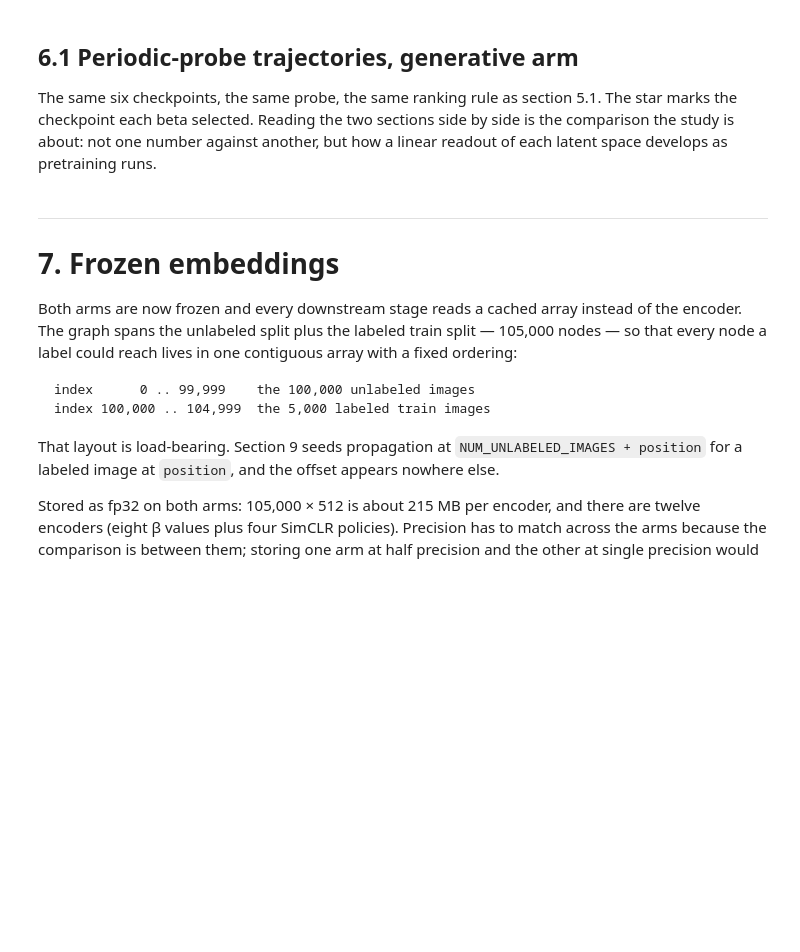
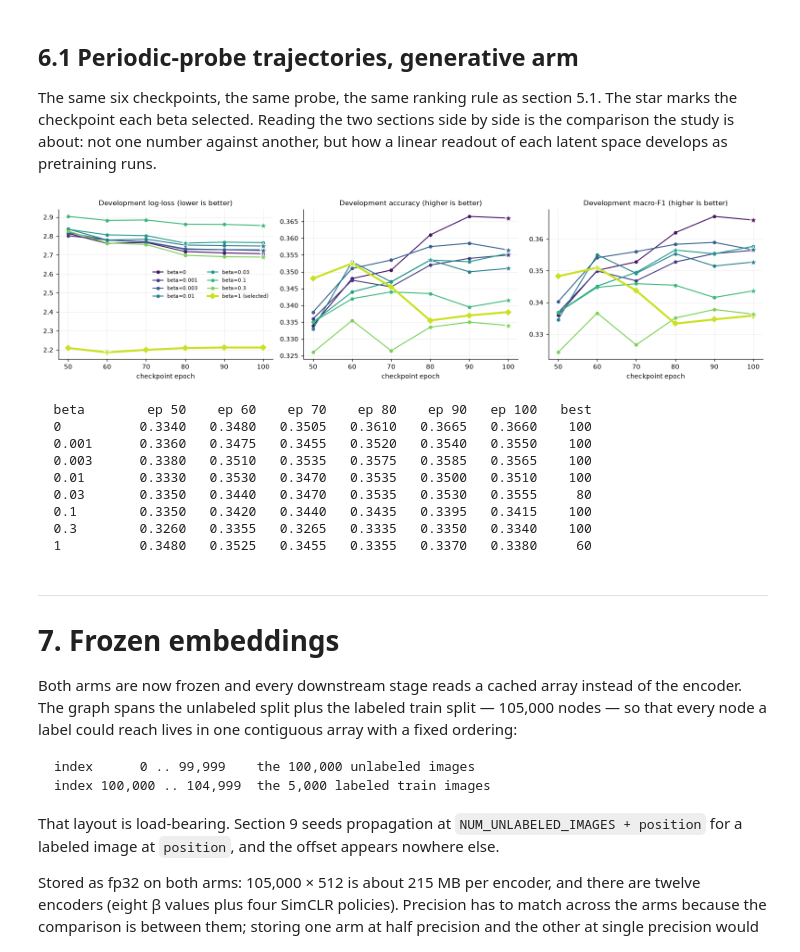
Before and after one commit to Tomer232/stl10-ssl-comparison, a Jupyter notebook: stl10_semi_supervised_comparison.ipynb, the cells around one changed output. Cells and saved outputs as stored; diff of their text form; code cells hidden in the pictures; blank space fills up the shorter version.

```diff
--- a/stl10_semi_supervised_comparison.ipynb
+++ b/stl10_semi_supervised_comparison.ipynb
@@ -2379,6 +2511,14 @@ comparison the study is about: not one number against another, but how a linear
 each latent space develops as pretraining runs.
 # %%
 BETA_COLORS = plt.cm.viridis(np.linspace(0.05, 0.92, len(BETA_GRID)))
+
+trajectory_selected_beta = None
+trajectory_best_summary = None
+for beta_value, run in VAE_RUNS.items():
+    candidate = run["best_summary"]
+    if is_better_checkpoint(candidate, trajectory_best_summary):
+        trajectory_selected_beta = beta_value
+        trajectory_best_summary = candidate
 
 vae_trajectory_specs = (
     ("log_loss_mean", "fold_log_loss", "Development log-loss", "lower is better"),
@@ -2392,38 +2532,49 @@ for axis, (mean_key, fold_key, title, direction) in zip(axes, vae_trajectory_spe
         points = sorted(run["probe_history"], key=lambda row: row["epoch"])
         epochs = np.asarray([row["epoch"] for row in points], dtype=np.int64)
         means = np.asarray([row[mean_key] for row in points], dtype=np.float64)
-        selected = beta_value == SELECTED_BETA
+        selected = beta_value == trajectory_selected_beta
 
         axis.plot(epochs, means,
                   marker="D" if selected else "o",
                   markersize=5.2 if selected else 4.0,
                   linewidth=2.8 if selected else 1.4,
                   color=color,
                   label=("beta=%g (selected)" % beta_value) if selected else "beta=%g" % beta_value)
 
         best_position = np.flatnonzero(epochs == int(run["best_epoch"]))
         if best_position.size:
             axis.scatter([run["best_epoch"]], [means[int(best_position[0])]],
                          marker="*", s=115, color=color,
                          edgecolor="white", linewidth=0.8, zorder=5)
 
     axis.set_xticks(PROBE_EPOCHS)
     axis.set_xlabel("checkpoint epoch")
     axis.set_title("%s (%s)" % (title, direction), fontsize=10)
     axis.grid(alpha=0.25, linewidth=0.6)
 
 axes[0].legend(fontsize=7.2, ncol=2, frameon=False)
 figure.tight_layout()
 figure.savefig(FIGURES_ROOT / "fig06a_vae_probe_trajectory.png",
                bbox_inches="tight")
 plt.show()
 
 print("  beta    " + "".join("%9s" % ("ep %d" % epoch) for epoch in PROBE_EPOCHS) + "   best")
 for beta_value, run in VAE_RUNS.items():
     by_epoch = {row["epoch"]: row["accuracy_mean"] for row in run["probe_history"]}
     print("  %-7g " % beta_value
           + "".join("%9.4f" % by_epoch[epoch] for epoch in PROBE_EPOCHS)
           + "%7d" % run["best_epoch"])
+# %% [output]
+[figure, added]
+  beta        ep 50    ep 60    ep 70    ep 80    ep 90   ep 100   best
+  0          0.3340   0.3480   0.3505   0.3610   0.3665   0.3660    100
+  0.001      0.3360   0.3475   0.3455   0.3520   0.3540   0.3550    100
+  0.003      0.3380   0.3510   0.3535   0.3575   0.3585   0.3565    100
+  0.01       0.3330   0.3530   0.3470   0.3535   0.3500   0.3510    100
+  0.03       0.3350   0.3440   0.3470   0.3535   0.3530   0.3555     80
+  0.1        0.3350   0.3420   0.3440   0.3435   0.3395   0.3415    100
+  0.3        0.3260   0.3355   0.3265   0.3335   0.3350   0.3340    100
+  1          0.3480   0.3525   0.3455   0.3355   0.3370   0.3380     60
 # %% [markdown]
 ---
 
```
Also changed, not shown: parts of 45 cells of this notebook, 24 other files.
